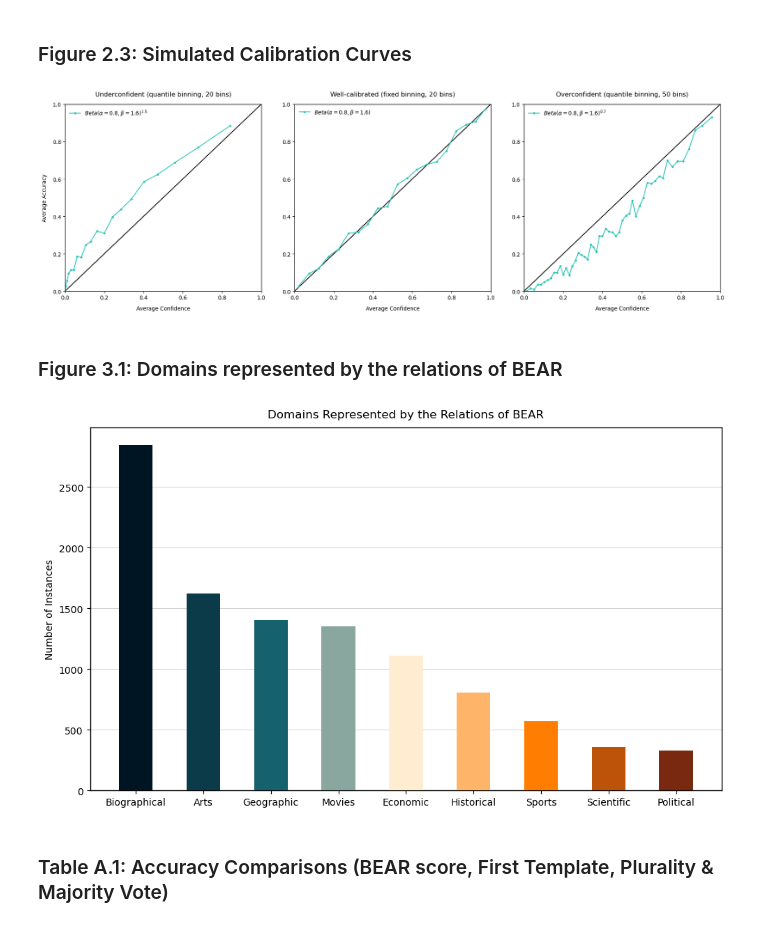
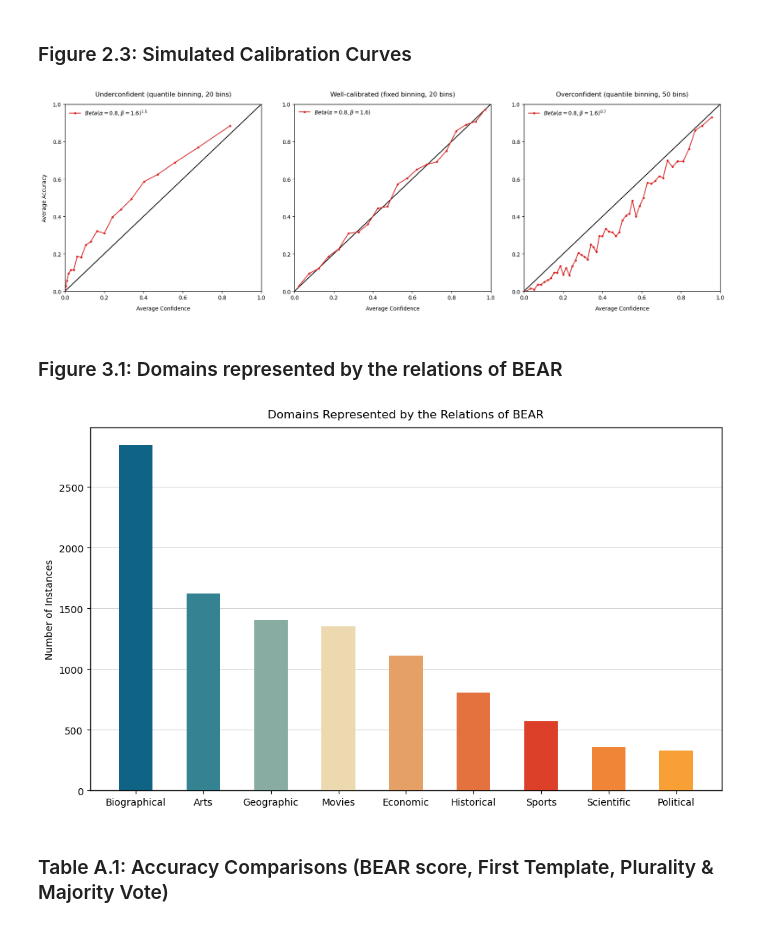
Before and after one commit to diamir707/LMsCONFonBEAR, a Jupyter notebook: results/e0other_results.ipynb, the cells around one changed output. Cells and saved outputs as stored; diff of their text form; code cells hidden in the pictures.

Commit message:
Changing colors for Figure 2.4 & 3.1.

```diff
--- a/results/e0other_results.ipynb
+++ b/results/e0other_results.ipynb
@@ -88,20 +88,20 @@ ground_truths = np.random.binomial(1, confs_well)
 fig, axs = plt.subplots(1, 3, figsize=(18, 6))
 
 plot_calibration_curve("Underconfident (quantile binning, 20 bins)", [ground_truths], [confs_under], n_bins=20,
-                       binning_strategy="quantile", colors=["#2ec4b6"], linestyles=["solid"], markers=["."],
+                       binning_strategy="quantile", colors=["#d62828"], linestyles=["solid"], markers=["."],
                        labels=[r"$Beta(\alpha=0.8, \beta=1.6)^{1.5}$"], axis=axs[0])
 plot_calibration_curve("Well-calibrated (fixed binning, 20 bins)", [ground_truths], [confs_well], n_bins=20,
-                       binning_strategy="uniform", colors=["#2ec4b6"], linestyles=["solid"], markers=["."],
+                       binning_strategy="uniform", colors=["#d62828"], linestyles=["solid"], markers=["."],
                        labels=[r"$Beta(\alpha=0.8, \beta=1.6)$"], axis=axs[1])
 plot_calibration_curve("Overconfident (quantile binning, 50 bins)", [ground_truths], [confs_over], n_bins=50,
-                       binning_strategy="quantile", colors=["#2ec4b6"], linestyles=["solid"], markers=["."],
+                       binning_strategy="quantile", colors=["#d62828"], linestyles=["solid"], markers=["."],
                        labels=[r"$Beta(\alpha=0.8, \beta=1.6)^{0.7}$"],  axis=axs[2])
 axs[1].set_ylabel("")
 axs[2].set_ylabel("")
 plt.savefig(graphics_path + "calibration_curves_simulated" + graphics_format, dpi=600)
 plt.show()
 # %% [output]
-[figure, old version]
+[figure, new version]
 # %% [markdown]
 ### Figure 3.1: Domains represented by the relations of BEAR
 # %%
@@ -113,38 +113,38 @@ domain_sizes = (
     .reset_index(name="count")
     .sort_values("count", ascending=False)
 )
-palette = ["#001524", "#0b3b49", "#15616d", "#8aa79f", "#ffecd1",
-           "#ffb569", "#ff7d00", "#bc5308", "#78290f"]
+palette = ["#0f6385", "#358292", "#88aca2", "#ecd9af", "#e5a065",
+           "#e4723e", "#dc4029", "#f08537", "#f8a036"]
 
 _, ax = plt.subplots(figsize=(10, 6))
 bars = ax.bar(
     domain_sizes["domains"],
     domain_sizes["count"],
     color=palette,
     width=0.5,
     zorder=3
 )
 
 ax.set_xlabel("")
 ax.set_ylabel("Number of Instances")
 ax.set_title("Domains Represented by the Relations of BEAR", pad=10)
 ax.set_xticks(range(len(domain_sizes)))
 ax.set_xticklabels(domain_sizes["domains"], ha="center")
 
 ax.set_facecolor("white")
 ax.yaxis.grid(True, linestyle="solid", linewidth=0.5, color="gray", alpha=0.5)
 ax.xaxis.grid(False)
 
 for spine in ax.spines.values():
     spine.set_visible(True)
     spine.set_linewidth(1)
     spine.set_color("black")
 
 plt.tight_layout()
 plt.savefig(graphics_path + "domain_sizes" + graphics_format, dpi=800)
 plt.show()
 # %% [output]
-[figure, old version]
+[figure, new version]
 # %% [markdown]
 ### Table A.1: Accuracy Comparisons (BEAR score, First Template, Plurality & Majority Vote)
 # %%
```
